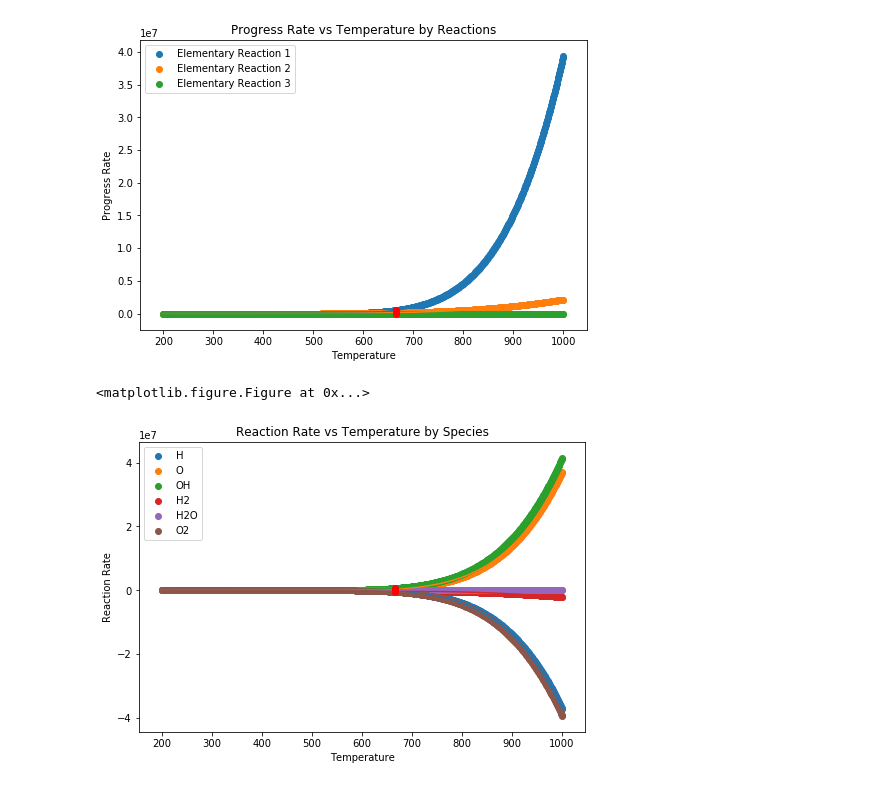
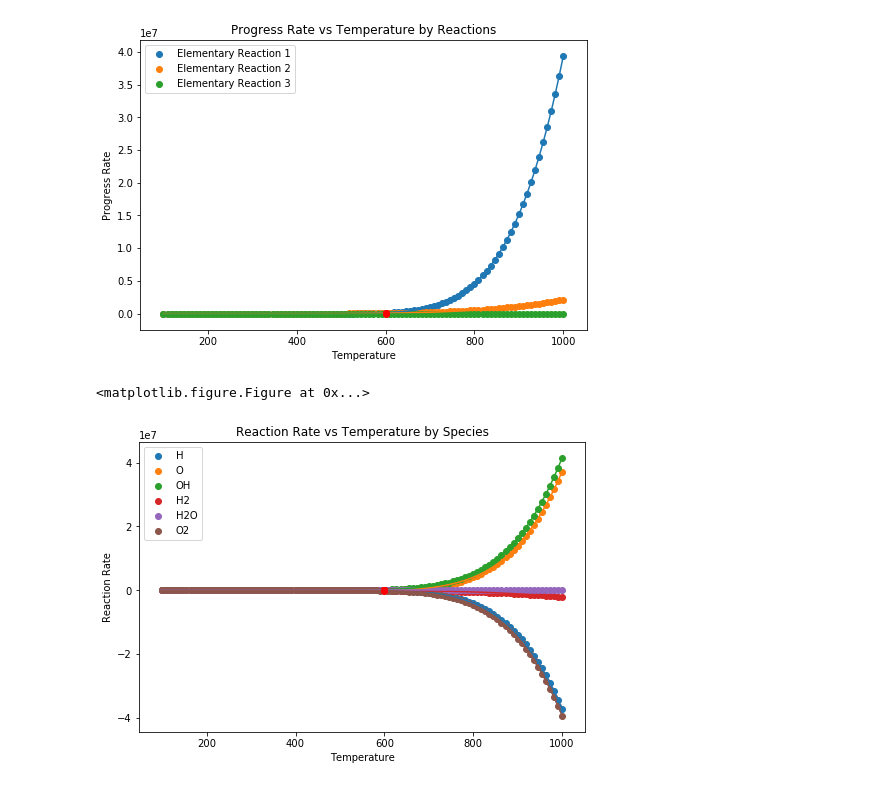
Before and after one commit to cs207G6/cs207-FinalProject, a Jupyter notebook: webUI/Temp_Range_Plot_Data_Generation.ipynb, the cells around one changed output. Saved outputs shown, nothing was run; the diff lists cells and outputs as text; code cells hidden in the pictures.

Commit message:
fixed plot

```diff
--- a/webUI/Temp_Range_Plot_Data_Generation.ipynb
+++ b/webUI/Temp_Range_Plot_Data_Generation.ipynb
@@ -8,5 +9,5 @@ from io import BytesIO
 # %%
-def range_data_collection(user_data,input_concentration,lower_T,upper_T,current_T,):
+def range_data_collection(user_data,input_concentration,lower_T,upper_T,current_T):
     """
     user_data: Read data from website that user uploaded
     input_concentration: The concentrations of species input by users
@@ -18,7 +19,8 @@ def range_data_collection(user_data,input_concentration,lower_T,upper_T,current_
     reaction_data = user_data
     species = reaction_data.species
     concentration = input_concentration
-    temp_range = range(lower_T,upper_T+1)
+    #temp_range = range(lower_T,upper_T+1)
+    temp_range = list(np.linspace(lower_T,upper_T,num=100))
     progress_rates_list = [None]*len(temp_range)
     reaction_rates_list = [None]*len(temp_range)
 
@@ -66,7 +68,7 @@ def progress_rate_plot_generation(T_range,progress_rate_range,current_T,pic_widt
     plt.savefig(figfile, format='png')
     figfile.seek(0)  # rewind to beginning of file
     figdata_png = base64.b64encode(figfile.getvalue())
-    return figdata_png
+    return figdata_png.decode('utf8')
 # %%
 def reaction_rate_plot_generation(T_range,reaction_rate_range,current_T,species,pic_width,pic_length):
     """
@@ -105,28 +107,28 @@ def reaction_rate_plot_generation(T_range,reaction_rate_range,current_T,species,
     plt.savefig(figfile, format='png')
     figfile.seek(0)  # rewind to beginning of file
     figdata_png = base64.b64encode(figfile.getvalue())
-    return figdata_png
+    return figdata_png.decode('utf8')
 # %%
 if __name__ == '__main__':
     # test with sample data
     nasa = chemkin.nasa.NASACoeffs()
     data_parser = chemkin.parser.DataParser()
     user_data = data_parser.parse_file("rxns.xml",nasa)
     input_concentration = [1,2,3,4,5,6]
-    current_T = 666
-    lower_T = 200
+    current_T = 600
+    lower_T = 100
     upper_T = 1000
     T_range,progress_rate_range,reaction_rate_range,current_T,species = \
     range_data_collection(user_data,input_concentration,lower_T,upper_T,current_T)
 
     #print('Here!',len(T_range),len(progress_rate_range))
 
     pic_width = 600/75
     pic_length = 400/75
 
     progress_plot = progress_rate_plot_generation(T_range,progress_rate_range,current_T,pic_width,pic_length)
     reaction_plot = reaction_rate_plot_generation(T_range,reaction_rate_range,current_T,species,pic_width,pic_length)
 # %% [output]
-[figure, old version]
+[figure, new version]
 <matplotlib.figure.Figure at 0x...>
-[figure, old version]
+[figure, new version]
```
Also changed, not shown: parts of 2 cells of this notebook, 1 other file.
